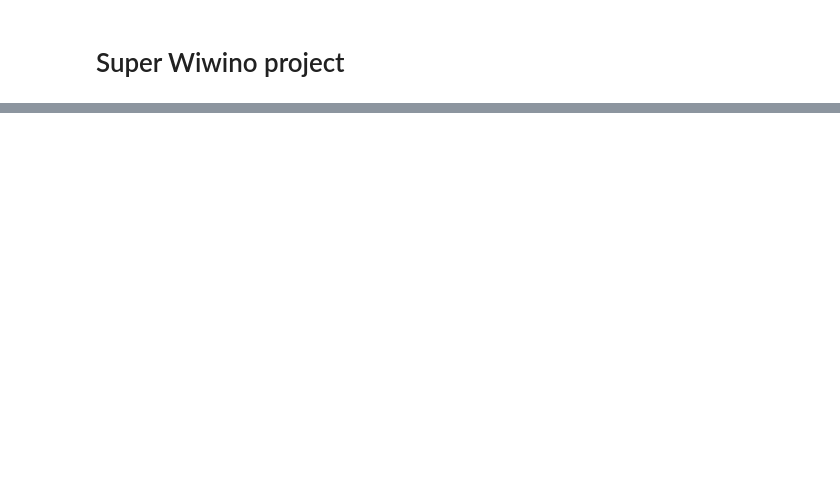
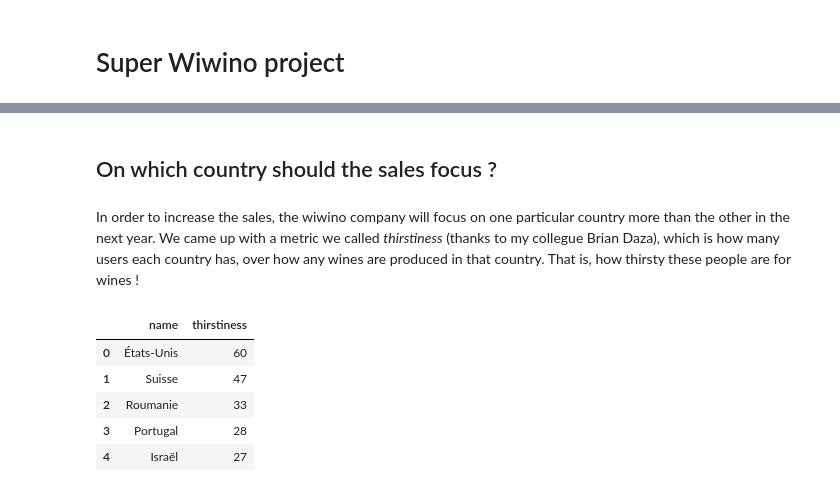
Before and after one commit to paatchwoork/wiwino-market-analysis, a Jupyter notebook: project_notebook.ipynb, the cells around one changed output, grey strips where cells are left out. Cells and saved outputs as stored; diff of their text form; code cells hidden in the pictures; blank space fills up the shorter version.

```diff
--- a/project_notebook.ipynb
+++ b/project_notebook.ipynb
@@ -460,0 +283,22 @@ regions
+# %% [markdown]
+## On which country should the sales focus ?
+# %% [markdown]
+In order to increase the sales, the wiwino company will focus  on one particular country more than the other in the next year. We came up with a metric we called *thirstiness* (thanks to my collegue Brian Daza), which is how many users each country has, over how any wines are produced in that country. That is, how thirsty these people are for wines !
+# %%
+query_most_wines = """
+                    SELECT name, SUM(users_count)/SUM(wines_count) as thirstiness
+                        FROM countries
+                    GROUP BY name
+                    ORDER BY 2 DESC
+                    LIMIT 5
+                    """
+
+top_countries_wines = pd.read_sql_query(query_most_wines, conn)
+top_countries_wines
+# %% [output]
+|  | name | thirstiness |
+| 0 | États-Unis | 60 |
+| 1 | Suisse | 47 |
+| 2 | Roumanie | 33 |
+| 3 | Portugal | 28 |
+| 4 | Israël | 27 |
```
Also changed, not shown: parts of 52 cells of this notebook, 2 other files.
